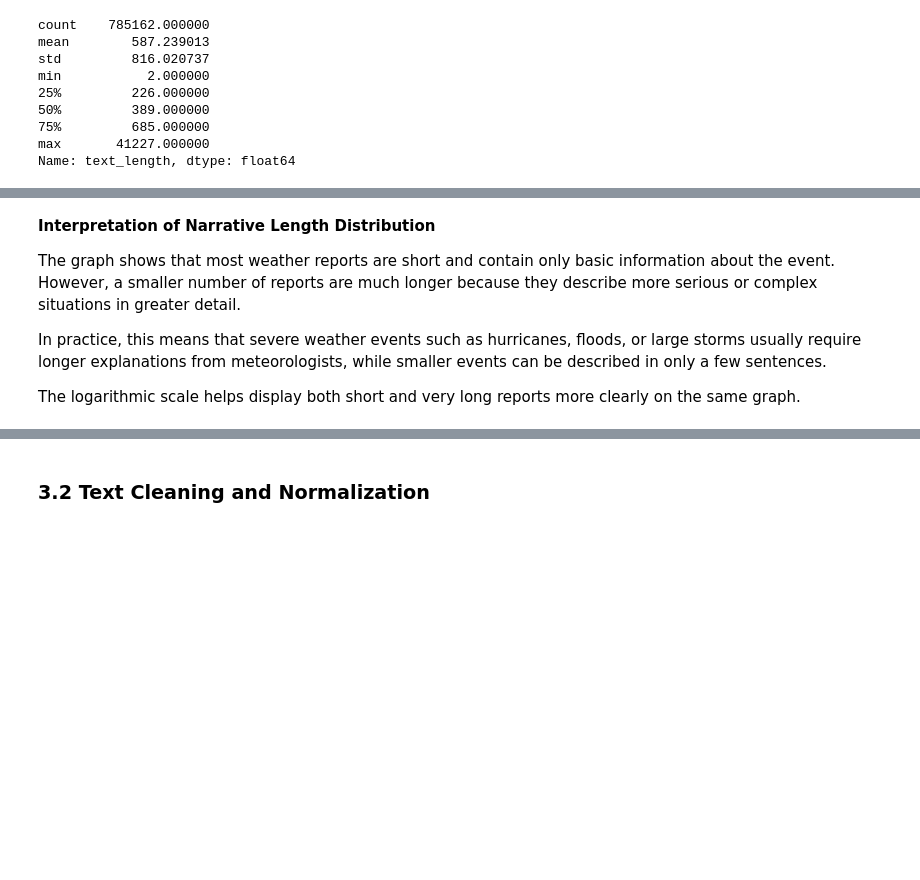
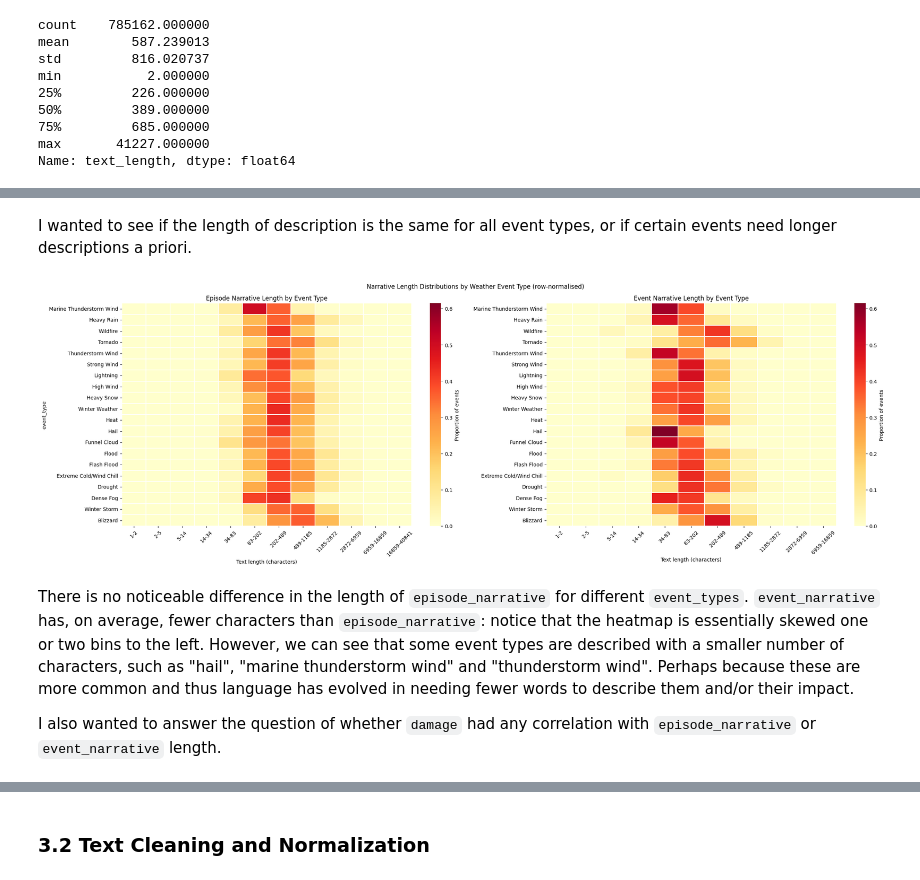
Before and after one commit to mirunabel/Task1_ATML, a Jupyter notebook: Task1.ipynb, the cells around one changed output, grey strips where cells are left out. Cells and saved outputs as stored; diff of their text form; code cells hidden in the pictures; blank space fills up the shorter version.

```diff
--- a/Task1.ipynb
+++ b/Task1.ipynb
@@ -36,8 +36,8 @@ True
 # %%
 # Load datasets
 
-train = pd.read_csv("/Users/mirunabelulescu/Desktop/UNIGE/Year2/Semester2/Courses/2.ATML/2.NLP/Group_Project/data/train.csv")
-additional_info = pd.read_csv("/Users/mirunabelulescu/Desktop/UNIGE/Year2/Semester2/Courses/2.ATML/2.NLP/Group_Project/data/additional_info.csv")
+train = pd.read_csv("train.csv")
+additional_info = pd.read_csv("additional_info.csv")
 # %%
 # Dataset shapes
 
@@ -671,8 +701,54 @@ plt.show()
+# %% [markdown]
+I wanted to see if the length of description is the same for all event types, or if certain events need longer descriptions a priori.
+# %%
+# Compute separate lengths
+df["episode_length"] = df["episode_narrative"].apply(len)
+df["event_length"]   = df["event_narrative"].apply(len)
+
+# Shared log-spaced bins (computed from both together so axes are comparable)
+all_lengths = pd.concat([df["episode_length"], df["event_length"]])
+log_bins = np.logspace(np.log10(all_lengths.clip(lower=1).min()),
+                       np.log10(all_lengths.max()), 13)
+bin_labels = [f"{int(log_bins[i])}-{int(log_bins[i+1])}" for i in range(len(log_bins)-1)]
+
+# Restrict to top 20 event types
+top_events = df["event_type"].value_counts().head(20).index
+df_top = df[df["event_type"].isin(top_events)].copy()
+df_top["ep_bin"] = pd.cut(df_top["episode_length"], bins=log_bins, labels=bin_labels, include_lowest=True)
+df_top["ev_bin"] = pd.cut(df_top["event_length"],   bins=log_bins, labels=bin_labels, include_lowest=True)
+
+def make_pivot(data, bin_col):
+    p = data.groupby(["event_type", bin_col], observed=True).size().unstack(fill_value=0)
+    return p.div(p.sum(axis=1), axis=0)
+
+pivot_ep = make_pivot(df_top, "ep_bin")
+pivot_ev = make_pivot(df_top, "ev_bin")
+
+# Sort rows by episode median bin (same order on both plots)
+order = pivot_ep.idxmax(axis=1).sort_values().index
+pivot_ep, pivot_ev = pivot_ep.loc[order], pivot_ev.loc[order]
+
+vmax = max(pivot_ep.values.max(), pivot_ev.values.max())
+
+fig, (ax1, ax2) = plt.subplots(1, 2, figsize=(24, 8))
+for ax, pivot, title in [
+    (ax1, pivot_ep, "Episode Narrative"),
+    (ax2, pivot_ev, "Event Narrative"),
+]:
+    sns.heatmap(pivot, cmap="YlOrRd", ax=ax, linewidths=0.3,
+                vmin=0, vmax=vmax, cbar_kws={"label": "Proportion of events"})
+    ax.set_title(f"{title} Length by Event Type")
+    ax.set_xlabel("Text length (characters)")
+    ax.tick_params(axis="x", rotation=45)
+
+ax2.set_ylabel("")
+plt.suptitle("Narrative Length Distributions by Weather Event Type (row-normalised)")
+plt.tight_layout()
+plt.show()
+# %% [output]
+[figure, added]
 # %% [markdown]
-**Interpretation of Narrative Length Distribution**
+There is no noticeable difference in the length of `episode_narrative` for different `event_types`.
+`event_narrative` has, on average, fewer characters than `episode_narrative`: notice that the heatmap is essentially skewed one or two bins to the left. However, we can see that some event types are described with a smaller number of characters, such as "hail", "marine thunderstorm wind" and "thunderstorm wind". Perhaps because these are more common and thus language has evolved in needing fewer words to describe them and/or their impact.
 
-The graph shows that most weather reports are short and contain only basic information about the event. However, a smaller number of reports are much longer because they describe more serious or complex situations in greater detail.
-
-In practice, this means that severe weather events such as hurricanes, floods, or large storms usually require longer explanations from meteorologists, while smaller events can be described in only a few sentences.
-
-The logarithmic scale helps display both short and very long reports more clearly on the same graph.
+I also wanted to answer the question of whether `damage` had any correlation with `episode_narrative` or `event_narrative` length.
```
Also changed, not shown: parts of 93 cells of this notebook, 2 other files.
